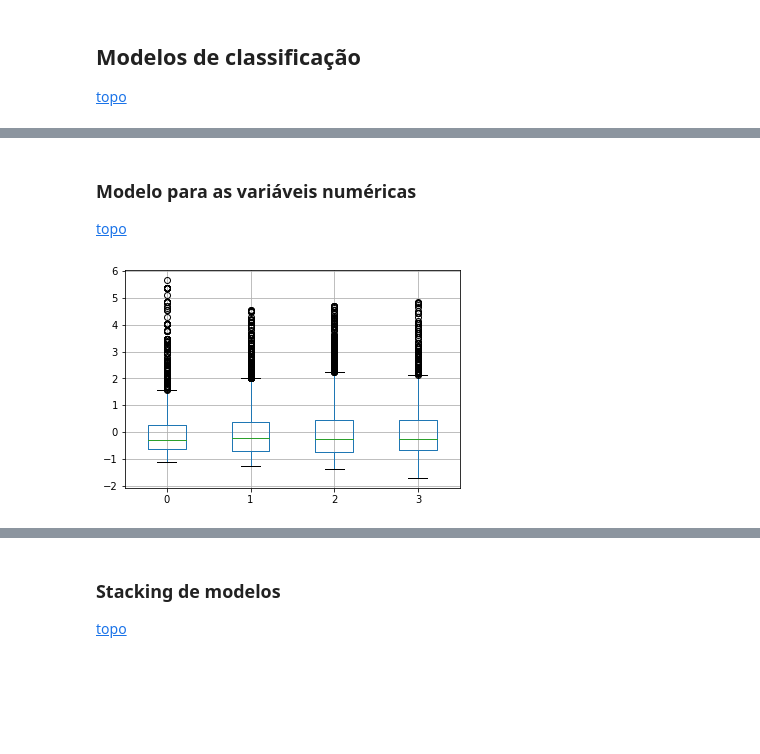
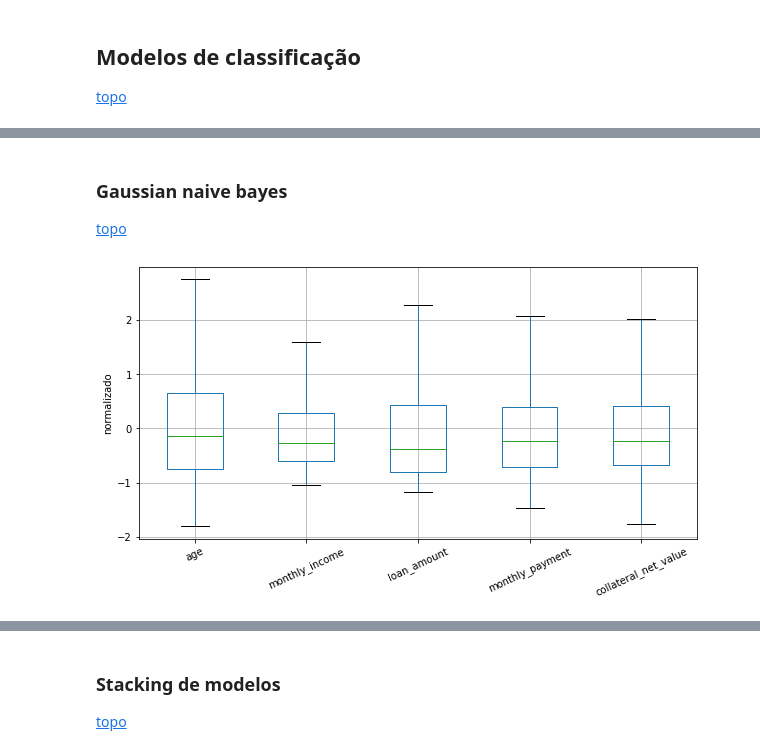
Before and after one commit to jruizvar/creditas, a Jupyter notebook: notebook/modelo_de_credito.ipynb, the cells around one changed output, grey strips where cells are left out. Saved outputs shown, nothing was run; the diff lists cells and outputs as text; code cells hidden in the pictures; blank space fills up the shorter version.

```diff
--- a/notebook/modelo_de_credito.ipynb
+++ b/notebook/modelo_de_credito.ipynb
@@ -163,7 +169,7 @@ Wall time: 2.84 ms
 # %% [markdown]
 <a id='numer'></a>
 
-### Modelo para as variáveis numéricas
+### Gaussian naive bayes
 
 [topo](#home)
 # %%
@@ -178,10 +184,15 @@ scaler.fit(X_train_num)
 X_train_num_norm = scaler.transform(X_train_num)
 X_teste_num_norm = scaler.transform(X_teste_num)
 X_valid_num_norm = scaler.transform(X_valid_num)
-# %%
-pd.DataFrame(X_train_num_norm).boxplot();
-# %% [output]
-[figure, removed]
+# %%
+df = pd.DataFrame(X_train_num_norm)
+df.columns = X_train_num.columns
+
+df.boxplot(rot=25, showfliers=False, figsize=(10, 5))
+
+plt.ylabel('normalizado');
+# %% [output]
+[figure, added]
 # %%
 %%time
 
```
Also changed, not shown: parts of 17 cells of this notebook, 1 other file.
